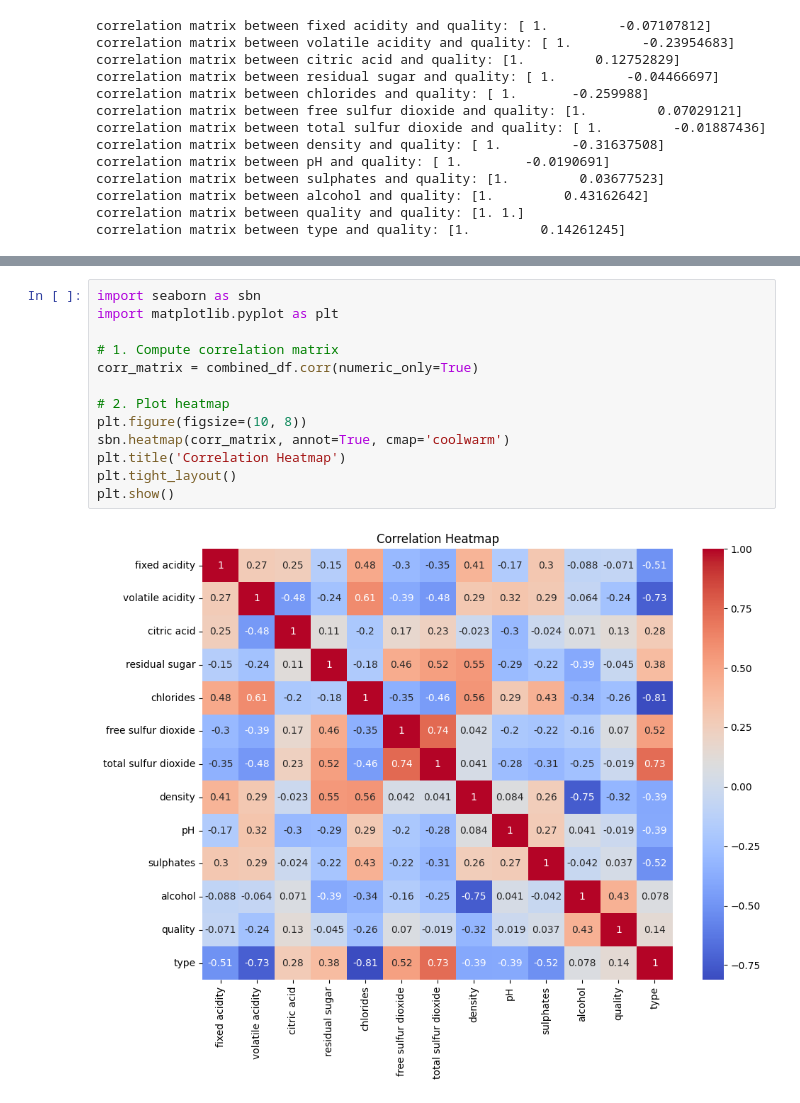
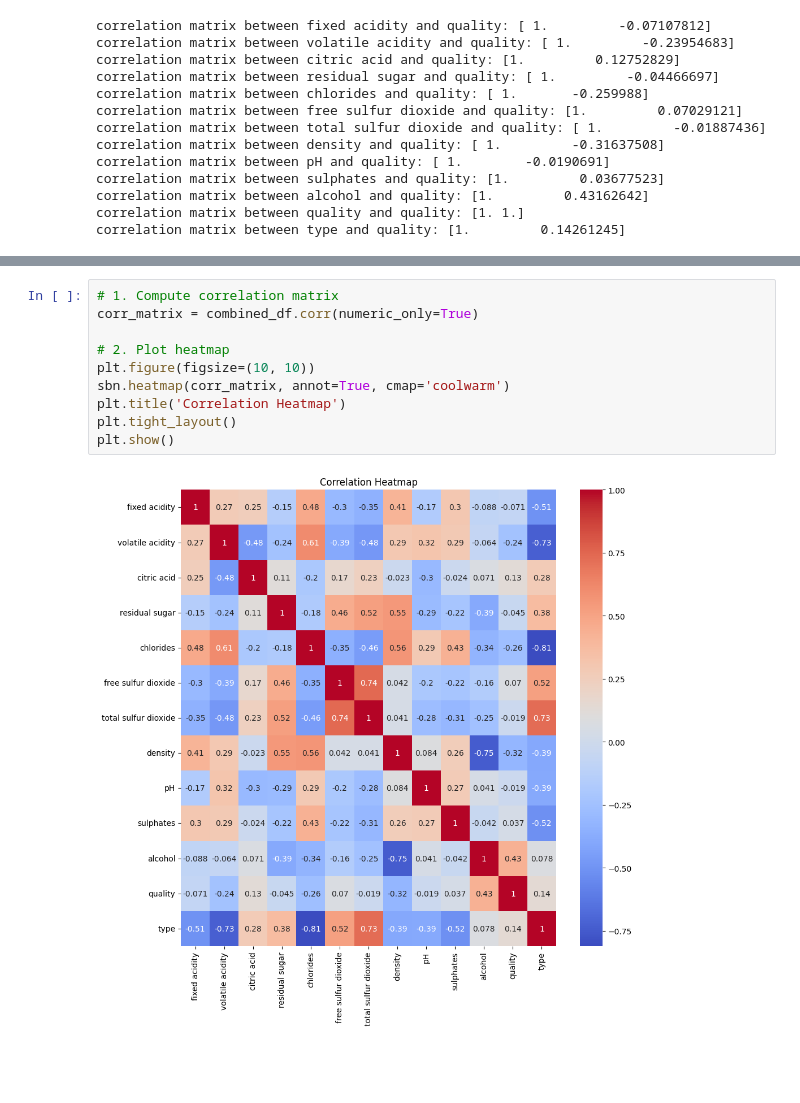
Before and after one commit to qmer05/mini_project_2_data_exploration_and_visualisation, a Jupyter notebook: exploratory_data_analysis/wine_data_analysis.ipynb, the cells around one changed output, grey strips where cells are left out. Cells and saved outputs as stored; diff of their text form; blank space fills up the shorter version.

```diff
--- a/exploratory_data_analysis/wine_data_analysis.ipynb
+++ b/exploratory_data_analysis/wine_data_analysis.ipynb
@@ -567,17 +567,14 @@ correlation matrix between type and alcohol: [1.         0.07811992]
 correlation matrix between type and quality: [1.         0.14261245]
 correlation matrix between type and type: [1. 1.]
 # %%
-import seaborn as sbn
-import matplotlib.pyplot as plt
-
 # 1. Compute correlation matrix
 corr_matrix = combined_df.corr(numeric_only=True)
 
 # 2. Plot heatmap
-plt.figure(figsize=(10, 8))
+plt.figure(figsize=(10, 10))
 sbn.heatmap(corr_matrix, annot=True, cmap='coolwarm')
 plt.title('Correlation Heatmap')
 plt.tight_layout()
 plt.show()
 # %% [output]
-[figure, old version]
+[figure, new version]
```
Also changed, not shown: 1 other file.
